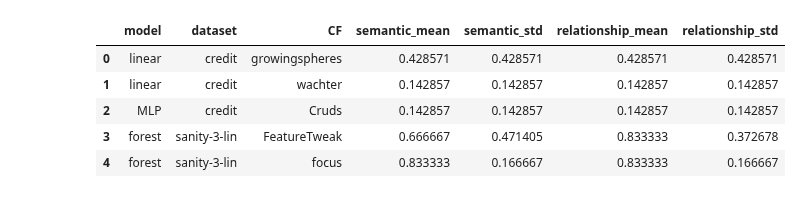
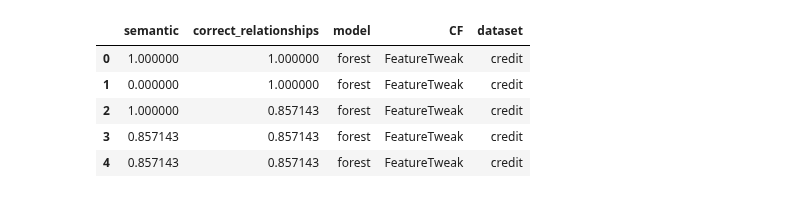
Before and after one commit to JHoelli/Semantic-Meaningfulness, a Jupyter notebook: Results/Analyzing.ipynb, the cells around one changed output. Saved outputs shown, nothing was run; the diff lists cells and outputs as text; code cells hidden in the pictures.

```diff
--- a/Results/Analyzing.ipynb
+++ b/Results/Analyzing.ipynb
@@ -1,13 +1,13 @@
 # %%
 import pandas as pd
 # %%
-data=pd.read_csv('./summary.csv')
+data=pd.read_csv('./results.csv')
 data= data.drop(columns=['Unnamed: 0','Unnamed: 0.1'])
 data.head(5)
 # %% [output]
-|  | model | dataset | CF | semantic_mean | semantic_std | relationship_mean | relationship_std |
-| 0 | linear | credit | growingspheres | 0.428571 | 0.428571 | 0.428571 | 0.428571 |
-| 1 | linear | credit | wachter | 0.142857 | 0.142857 | 0.142857 | 0.142857 |
-| 2 | MLP | credit | Cruds | 0.142857 | 0.142857 | 0.142857 | 0.142857 |
-| 3 | forest | sanity-3-lin | FeatureTweak | 0.666667 | 0.471405 | 0.833333 | 0.372678 |
-| 4 | forest | sanity-3-lin | focus | 0.833333 | 0.166667 | 0.833333 | 0.166667 |
+|  | semantic | correct_relationships | model | CF | dataset |
+| 0 | 1.000000 | 1.000000 | forest | FeatureTweak | credit |
+| 1 | 0.000000 | 1.000000 | forest | FeatureTweak | credit |
+| 2 | 1.000000 | 0.857143 | forest | FeatureTweak | credit |
+| 3 | 0.857143 | 0.857143 | forest | FeatureTweak | credit |
+| 4 | 0.857143 | 0.857143 | forest | FeatureTweak | credit |
```
Also changed, not shown: parts of 6 cells of this notebook.
